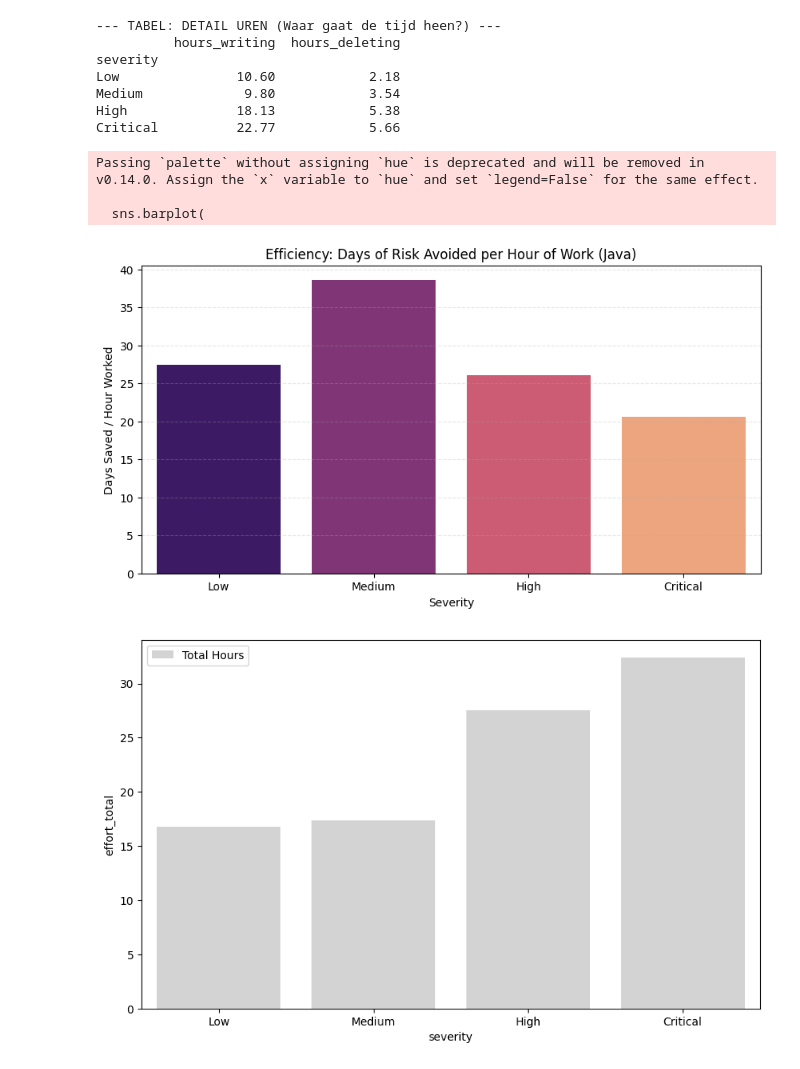
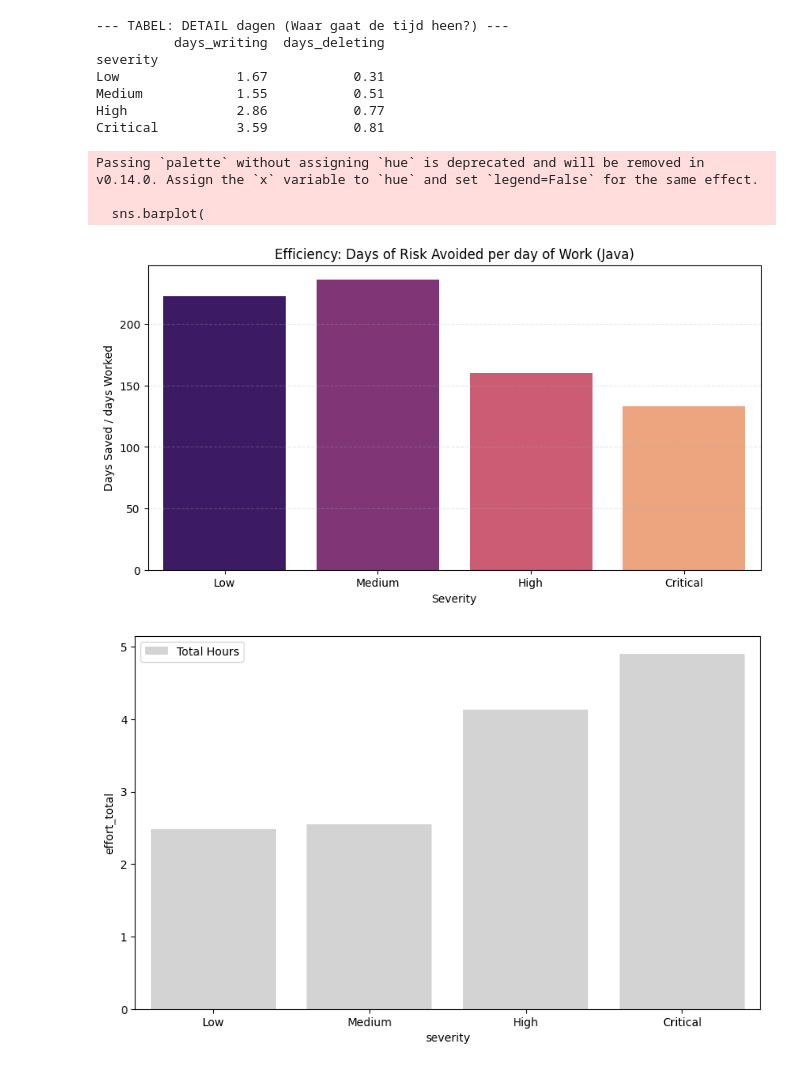
Before and after one commit to Fabiandg2/Scriptie-Fabian, a Jupyter notebook: SQ3_java.ipynb, the cells around one changed output. Saved outputs shown, nothing was run; the diff lists cells and outputs as text; code cells hidden in the pictures.

```diff
--- a/SQ3_java.ipynb
+++ b/SQ3_java.ipynb
@@ -24,10 +24,10 @@ Schrijven: 3 loc/h | Verwijderen: 5 loc/h | Opstart: 4 uur
 DATA = {
     'Java': {
         # SQ1 (Dagen) en SQ2 (Insertions/Deletions) resultaten:
-        'Low':      {'days': 461.0, 'insertions': 31.8, 'deletions': 10.9},
-        'Medium':   {'days': 669.0, 'insertions': 29.4, 'deletions': 17.7},
-        'High':     {'days': 718.0, 'insertions': 54.4, 'deletions': 26.9},
-        'Critical': {'days': 669.0, 'insertions': 68.3, 'deletions': 28.3}
+        'Low':      {'days': 554.0, 'insertions': 31.8, 'deletions': 10.9},
+        'Medium':   {'days': 603.0, 'insertions': 29.4, 'deletions': 17.7},
+        'High':     {'days': 662.0, 'insertions': 54.4, 'deletions': 26.9},
+        'Critical': {'days': 652.0, 'insertions': 68.3, 'deletions': 28.3}
     }
 }
 # %%
@@ -36,26 +36,26 @@ results = []
 
 for severity, params in stats.items():
     # 1. Bereken Engineering Effort (Uren)
-    time_writing = params['insertions'] / lines_per_hour_insert
-    time_deleting = params['deletions'] / lines_per_hour_delete
-    effort_hours = STARTUP_TIME + time_writing + time_deleting
+    time_writing = params['insertions'] / lines_per_day_insert
+    time_deleting = params['deletions'] / lines_per_day_delete
+    effort_days = STARTUP_TIME + time_writing + time_deleting
 
     # 2. Exposure Time (Dagen)
     exposure_days = params['days']
 
     # 3. Efficiency Ratio
-    if effort_hours > 0:
-        days_saved_per_hour = exposure_days / effort_hours
+    if effort_days > 0:
+        days_saved_per_day = exposure_days / effort_days
     else:
         days_saved_per_hour = 0
 
     results.append({
         'severity': severity,
-        'effort_total': effort_hours,
-        'hours_writing': time_writing,
-        'hours_deleting': time_deleting,
+        'effort_total': effort_days,
+        'days_writing': time_writing,
+        'days_deleting': time_deleting,
         'exposure_days': exposure_days,
-        'efficiency_ratio': days_saved_per_hour
+        'efficiency_ratio': days_saved_per_day
     })
 # %%
 # DataFrame maken
@@ -78,16 +78,16 @@ Critical          32.4          669.0              20.6
 # %%
 # --- TABEL 2: DETAILS VAN HET WERK ---
-print("\n--- TABEL: DETAIL UREN (Waar gaat de tijd heen?) ---")
-detail_cols = ['hours_writing', 'hours_deleting']
+print("\n--- TABEL: DETAIL dagen (Waar gaat de tijd heen?) ---")
+detail_cols = ['days_writing', 'days_deleting']
 print(df[detail_cols].round(2))
 # %% [output]
---- TABEL: DETAIL UREN (Waar gaat de tijd heen?) ---
-          hours_writing  hours_deleting
+--- TABEL: DETAIL dagen (Waar gaat de tijd heen?) ---
+          days_writing  days_deleting
 severity
-Low               10.60            2.18
-Medium             9.80            3.54
-High              18.13            5.38
-Critical          22.77            5.66
+Low               1.67           0.31
+Medium            1.55           0.51
+High              2.86           0.77
+Critical          3.59           0.81
 # %%
 # We resetten de index even tijdelijk voor de plot, zodat 'severity' weer een kolom is
 plot_data = df.reset_index()
@@ -103,40 +103,39 @@ sns.barplot(
     palette='magma'
 )
 
-plt.title(f"Efficiency: Days of Risk Avoided per Hour of Work ({CURRENT_ECOSYSTEM})")
-plt.ylabel("Days Saved / Hour Worked")
+plt.title(f"Efficiency: Days of Risk Avoided per day of Work ({CURRENT_ECOSYSTEM})")
+plt.ylabel("Days Saved / days Worked")
 plt.xlabel("Severity")
 plt.grid(axis='y', linestyle='--', alpha=0.3)
 plt.show()
 
-# --- GRAFIEK 2: EFFORT BREAKDOWN (NIEUW & HEEL WAARDEVOL!) ---
-# Deze grafiek laat zien: Waar zit het werk? In schrijven of deleten?
+# --- GRAFIEK 2: EFFORT BREAKDOWN ---
 # We gebruiken een 'Stacked Bar Chart'
 
 # We pakken alleen de kolommen die we willen stapelen
-effort_breakdown = df[['hours_writing', 'hours_deleting', 'effort_total']]
+effort_breakdown = df[['days_writing', 'days_deleting', 'effort_total']]
 
 plt.figure(figsize=(10, 6))
 
 # Stap 1: De totale balk (achtergrond)
 sns.barplot(x=effort_breakdown.index, y='effort_total', data=effort_breakdown, order=order, color='lightgray', label='Total Hours')
 
 # Stap 2: De 'Writing' uren (onderop)
 # We plotten ze 'stacked' door een listige truc met seaborn of gewoon pandas plot
 # Pandas plot is hier makkelijker voor stapelen:
-ax = df[['hours_writing', 'hours_deleting']].plot(kind='bar', stacked=True, figsize=(10, 6), color=['#1f77b4', '#d62728'])
+ax = df[['days_writing', 'days_deleting']].plot(kind='bar', stacked=True, figsize=(10, 6), color=['#1f77b4', '#d62728'])
 
 plt.title(f"Effort Breakdown: Writing vs. Deleting ({CURRENT_ECOSYSTEM})")
-plt.ylabel("Engineering Hours")
+plt.ylabel("Engineering days")
 plt.xlabel("Severity")
 plt.grid(axis='y', linestyle='--', alpha=0.3)
-plt.legend(["Hours Writing (New Code)", "Hours Deleting (Cleanup)"])
+plt.legend(["days Writing (New Code)", "days Deleting (Cleanup)"])
 plt.xticks(rotation=0) # Zorgt dat de tekst recht staat
 
 plt.show()
 # %% [output]
 Passing `palette` without assigning `hue` is deprecated and will be removed in v0.14.0. Assign the `x` variable to `hue` and set `legend=False` for the same effect.
 
   sns.barplot(
-[figure, old version]
+[figure, new version]
-[figure, old version]
+[figure, new version]
```
Also changed, not shown: parts of 4 cells of this notebook, 5 other files.
